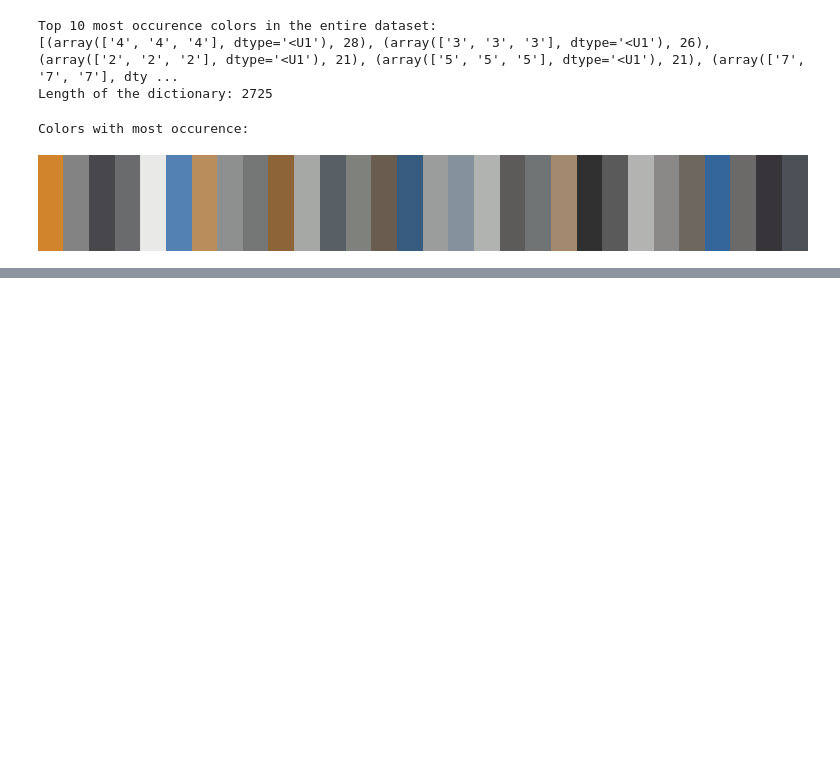
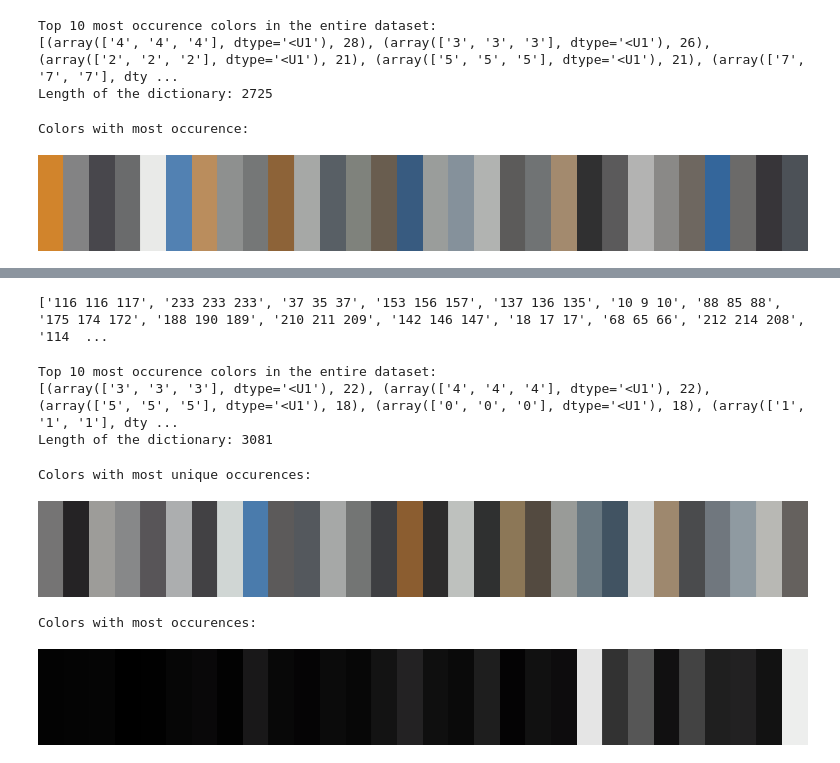
Before and after one commit to anthonycreates2000/Color-Quantization-with-Unsupervised-Machine-Learning, a Jupyter notebook: Color_Quantization_with_Unsupervised_Machine_Learning_Models_with_Flowers_Dataset.ipynb, the cells around one changed output, grey strips where cells are left out. Drawn from its saved outputs; the diff is of its cells as text; code cells hidden in the pictures; blank space fills up the shorter version.

```diff
--- a/Color_Quantization_with_Unsupervised_Machine_Learning_Models_with_Flowers_Dataset.ipynb
+++ b/Color_Quantization_with_Unsupervised_Machine_Learning_Models_with_Flowers_Dataset.ipynb
@@ -263,0 +282,46 @@ Colors with most occurence:
+# %%
+print(list(rgb_occurence_dict)[:30])
+# %% [output]
+['116 116 117', '233 233 233', '37 35 37', '153 156 157', '137 136 135', '10 9 10', '88 85 88', '175 174 172', '188 190 189', '210 211 209', '142 146 147', '18 17 17', '68 65 66', '212 214 208', '114  ...
+# %%
+rgb_occurence_ordered_dict = ascending_sort_values_dict(rgb_occurence_dict)
+
+rgb_occurence_ordered_dict.reverse()
+
+rgb_occurence_ordered_dict = list(map(
+    split_by_space, rgb_occurence_ordered_dict
+))
+
+print("Top 10 most occurence colors in the entire dataset:")
+print(rgb_occurence_ordered_dict[:30])
+print(f"Length of the dictionary: {len(rgb_occurence_ordered_dict)}")
+# %% [output]
+Top 10 most occurence colors in the entire dataset:
+[(array(['3', '3', '3'], dtype='<U1'), 22), (array(['4', '4', '4'], dtype='<U1'), 22), (array(['5', '5', '5'], dtype='<U1'), 18), (array(['0', '0', '0'], dtype='<U1'), 18), (array(['1', '1', '1'], dty ...
+Length of the dictionary: 3081
+# %%
+TOP_N_COLORS = 30
+bar_size = (100, 800, 3)
+
+# Colors with the most unique occurences (least dominant colors)
+color_names = get_list_from_dict_by_index(rgb_occurence_ordered_dict, 0) # list(zip(*rgb_occurence_ordered_dict))[0]
+number_of_occurences = get_list_from_dict_by_index(rgb_occurence_ordered_dict, 1) # list(zip(*rgb_occurence_ordered_dict))[1]
+color_names = list(reversed(color_names))[:TOP_N_COLORS]
+number_of_occurences = list(reversed(number_of_occurences))[:TOP_N_COLORS]
+
+print("Colors with most unique occurences: ")
+plot_colors(color_names, number_of_occurences, bar_size)
+
+# Colors with most occurences (dominant colors)
+color_names = get_list_from_dict_by_index(rgb_occurence_ordered_dict, 0) # list(zip(*rgb_occurence_ordered_dict))[0]
+number_of_occurences = get_list_from_dict_by_index(rgb_occurence_ordered_dict, 1) # list(zip(*rgb_occurence_ordered_dict))[1]
+color_names = list(color_names)[:TOP_N_COLORS]
+number_of_occurences = list(number_of_occurences)[:TOP_N_COLORS]
+
+print("Colors with most occurences:")
+plot_colors(color_names, number_of_occurences, bar_size)
+# %% [output]
+Colors with most unique occurences:
+[figure, added]
+Colors with most occurences:
+[figure, added]
```
Also changed, not shown: parts of 5 cells of this notebook.
